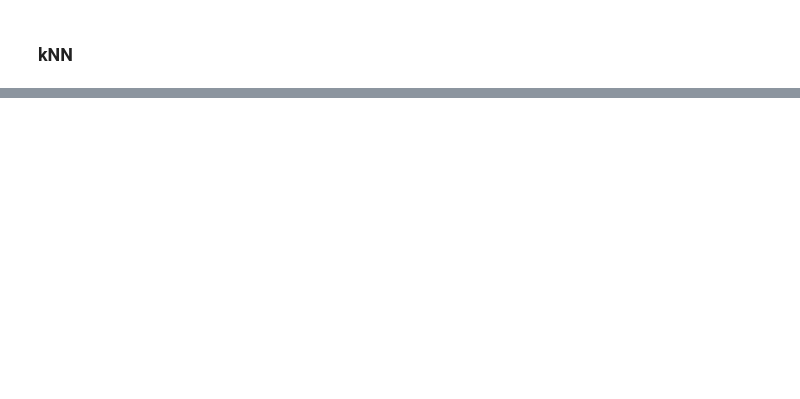
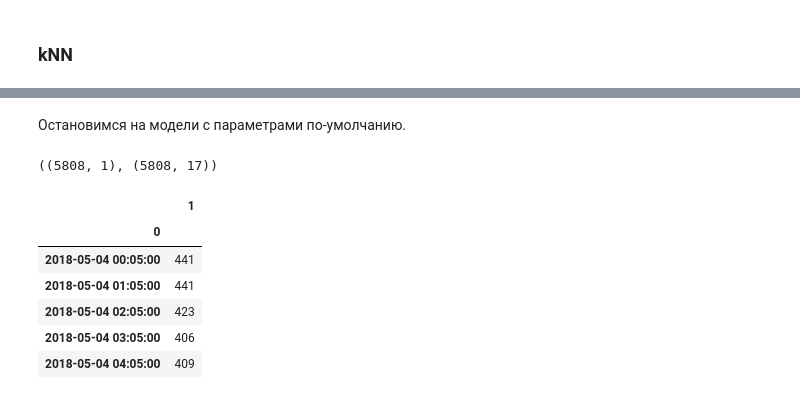
Before and after one commit to dmitrymoshkin/job_test_tasks, a Jupyter notebook: северсталь/task_2.ipynb, the cells around one changed output, grey strips where cells are left out. Cells and saved outputs as stored; diff of their text form; code cells hidden in the pictures; blank space fills up the shorter version.

```diff
--- a/северсталь/task_2.ipynb
+++ b/северсталь/task_2.ipynb
@@ -100,0 +84,3 @@ SGD-регрессор
+# %%
+x_train, x_valid, y_train, y_valid = train_test_split(X, Y, test_size=0.3)
+x_train.shape, x_valid.shape
@@ -197,8 +185,0 @@ print('Средняя абсолютная ошибка на отложенно
-# %%
-cross_val_results = []
-tb = CatBoostRegressor(random_seed=32, eval_metric = 'MAE', verbose = 200)
-scaler = StandardScaler()
-tbpipeline = Pipeline([('scaler', scaler), ('estimator', tb)])
-tbpipeline.fit(x_train, np.ravel(y_train), estimator__early_stopping_rounds = 500,
-               estimator__eval_set=(x_valid, y_valid),
-              estimator__use_best_model=True)
@@ -240,0 +213,22 @@ CatBoostError: c:/goagent/pipelines/buildmaster/catboost.gittt/catboost/libs/opt
+# %% [markdown]
+Остановимся на модели с параметрами по-умолчанию.
+# %%
+# Признаки и метки для предикта
+
+y_submit = pd.read_csv('Y_submit.csv', sep=';', index_col=0, header=None, parse_dates=True)
+x_submit = df[df.index.isin(y_submit.index)]
+y_submit.shape, x_submit.shape
+# %% [output]
+((5808, 1), (5808, 17))
+# %%
+predictions = tb.predict(x_submit)
+y_submit.iloc[:, 0] = predictions.round().astype(int)
+y_submit.head()
+# %% [output]
+|  | 1 |
+| 0 |  |
+| 2018-05-04 00:05:00 | 441 |
+| 2018-05-04 01:05:00 | 441 |
+| 2018-05-04 02:05:00 | 423 |
+| 2018-05-04 03:05:00 | 406 |
+| 2018-05-04 04:05:00 | 409 |
```
Also changed, not shown: parts of 26 cells of this notebook, 21 other files.
